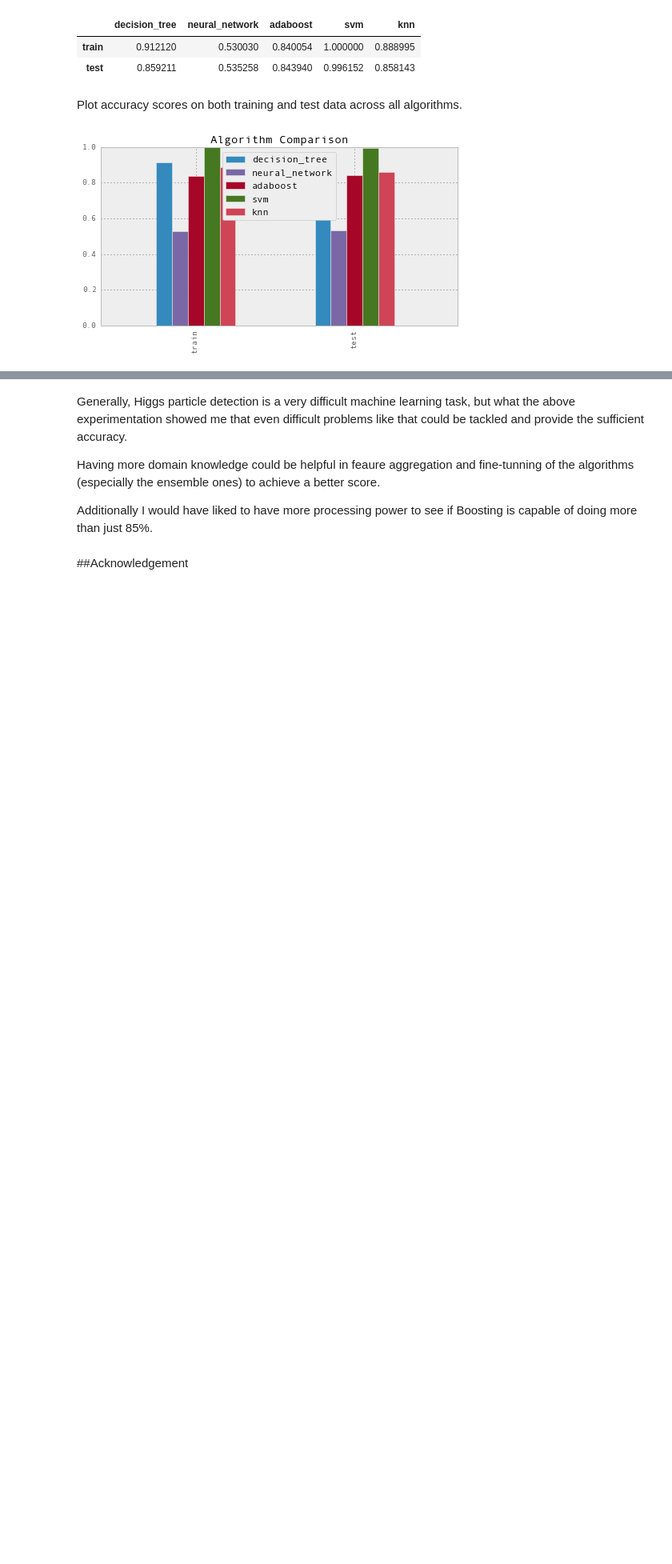
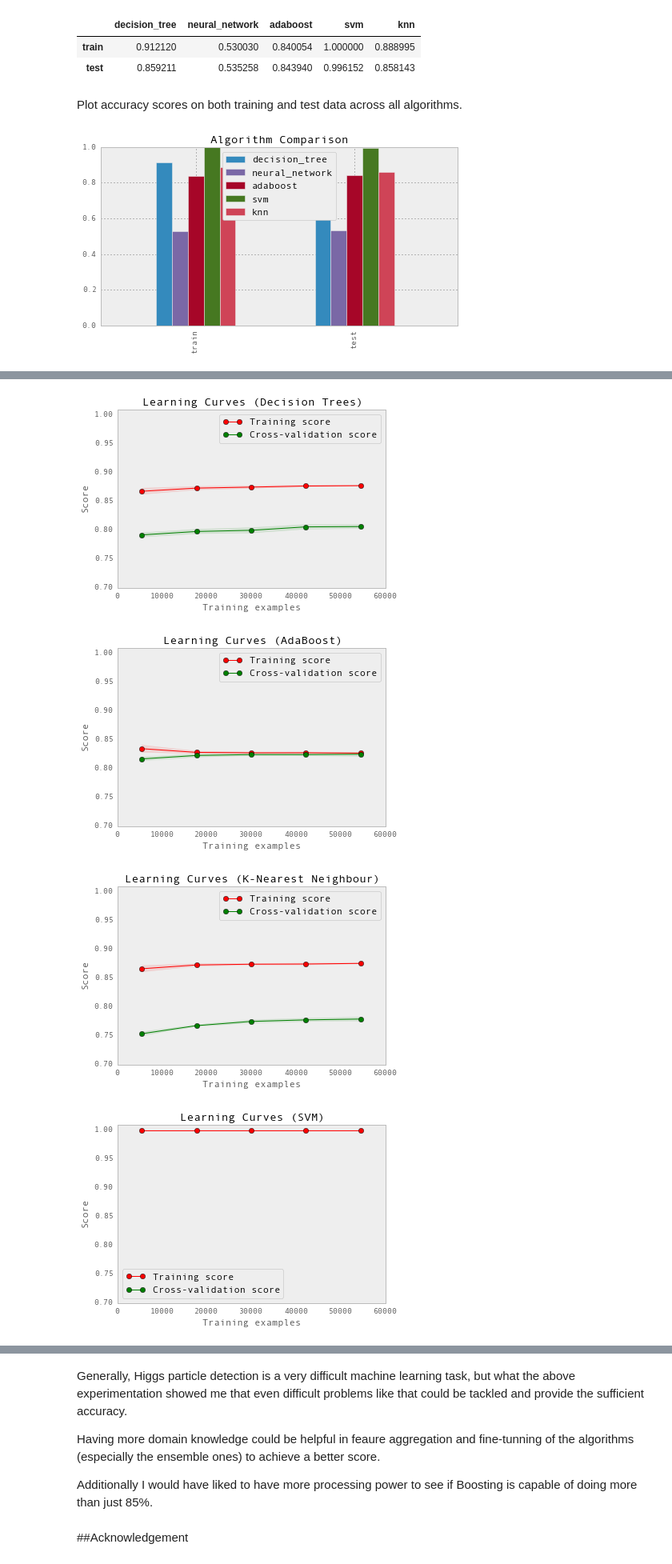
Before and after one commit to sshegheva/bag-of-algorithms, a Jupyter notebook: analysis/notebooks/Supervised Classification.ipynb, the cells around one changed output, grey strips where cells are left out. Shown at 80% size. Saved outputs shown, nothing was run; the diff lists cells and outputs as text; code cells hidden in the pictures; blank space fills up the shorter version.

Commit message:
Fix plotting of the learning curve

```diff
--- a/analysis/notebooks/Supervised Classification.ipynb
+++ b/analysis/notebooks/Supervised Classification.ipynb
@@ -339,0 +385,7 @@ comparison = scores.plot(kind='bar', figsize=(8, 4), title='Algorithm Comparison
+# %%
+higgs_learning_curve = plot_learning_curves(raw_data)
+# %% [output]
+[figure, added]
+[figure, added]
+[figure, added]
+[figure, added]
```
Also changed, not shown: parts of 15 cells of this notebook, 6 other files.
